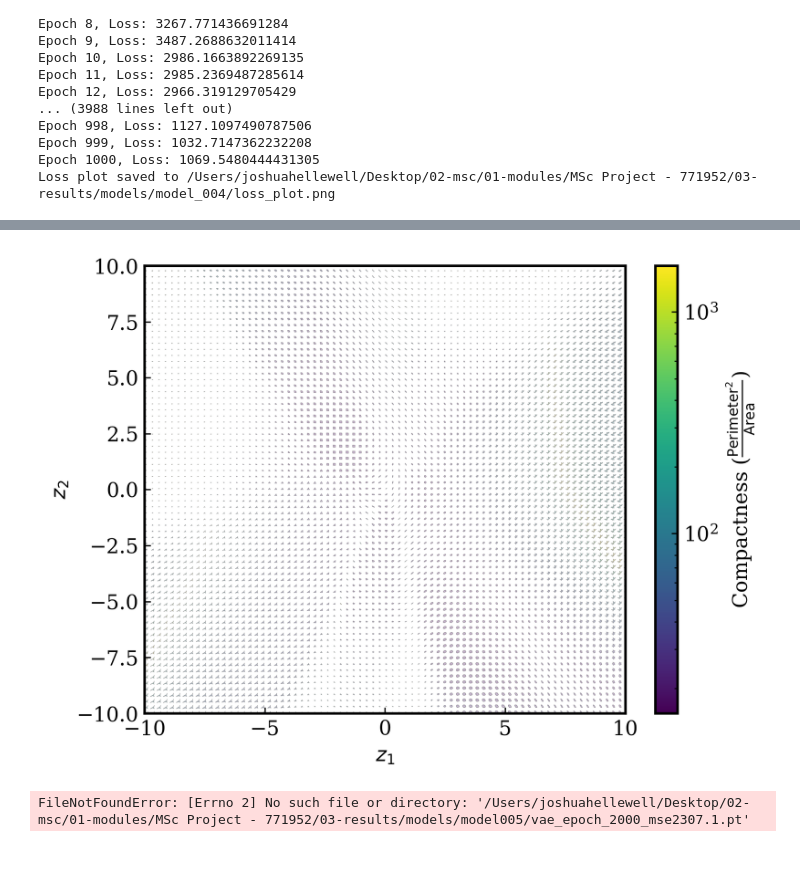
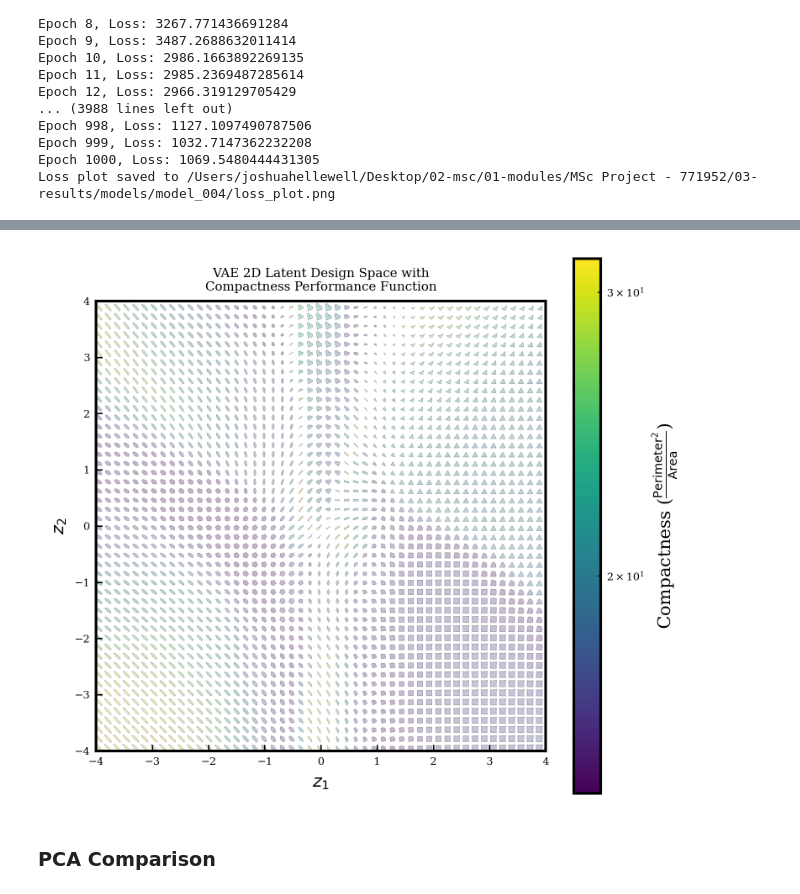
Before and after one commit to jhell1717/latentoptim, a Jupyter notebook: examples/train_model.ipynb, the cells around one changed output, grey strips where cells are left out. Cells and saved outputs as stored; diff of their text form; code cells hidden in the pictures; blank space fills up the shorter version.

```diff
--- a/examples/train_model.ipynb
+++ b/examples/train_model.ipynb
@@ -41,6 +41,9 @@ df.head(10)
 | 1 | model_002 | /Users/joshuahellewell/Desktop/02... | 2 | 512 | relu | 0.0010 |
 | 2 | model_003 | /Users/joshuahellewell/Desktop/02... | 2 | 256 | relu | 0.0001 |
 | 3 | model_004 | /Users/joshuahellewell/Desktop/02... | 2 | 512 | relu | 0.0001 |
+# %%
+with open('/Users/joshuahellewell/Desktop/02-msc/01-modules/MSc Project - 771952/03-results/data/shapes100k.pkl', 'rb') as f:
+        shapes = pickle.load(f)
 # %%
 for i,j in df.iterrows():
     with open(j['data'], 'rb') as f:
@@ -96 +101,3 @@ dt = [torch.tensor(shape.points, dtype=torch.float32).view(-1) for shape in test
+# %%
+model = torch.load(r'/Users/joshuahellewell/Desktop/02-msc/01-modules/MSc Project - 771952/03-results/models/01042025_training/model_003/vae_epoch_1000_mse2118.2.pt')
 # %%
@@ -168,10 +180,12 @@ with torch.no_grad():
+# %%
+model = torch.load(r'/Users/joshuahellewell/Desktop/02-msc/01-modules/MSc Project - 771952/03-results/models/01042025_training/model_002/vae_epoch_1000_mse1061.3.pt')
 # %%
 import matplotlib.cm as cm
 import matplotlib.colors as colors
 
 latent_dim = model.latent_dim
-grid_size = 75
-z_min,z_max = -10.0,10.0
+grid_size = 50
+z_min,z_max = -4.0,4.0
 
 resolution = 200
 
@@ -186,55 +200,52 @@ cmap = cm.viridis  # You can change this to 'plasma', 'coolwarm', etc.
 compactness_values = []
 z_values = []
 for z in z_grid:
-    z_tensor = torch.tensor(z, dtype=torch.float32).unsqueeze(0)
-    z_values.append(z_tensor)
-    decoded_shape = model.decoder(z_tensor).detach().numpy().reshape(resolution, 2)
-    compactness = vae.Metrics(decoded_shape).compute_compactness()
-    compactness_values.append(compactness)
+    with torch.no_grad():
+        z_tensor = torch.tensor(z, dtype=torch.float32).unsqueeze(0)
+        z_values.append(z_tensor)
+        decoded_shape = model.decoder(z_tensor).detach().numpy().reshape(resolution, 2)
+        compactness = vae.Metrics(decoded_shape).compute_compactness()
+        compactness_values.append(compactness)
 
 compactness_min = np.percentile(compactness_values,5)
 compactness_max = np.percentile(compactness_values,95)
 
 # Define normalization
 norm = colors.LogNorm(vmin=compactness_min, vmax=compactness_max)
 
 # Create figure and axis
-fig, ax = plt.subplots()
+fig, ax = plt.subplots(figsize = (5,5))
 ax.set_xlim(z_min, z_max)
 ax.set_ylim(z_min, z_max)
-ax.set_xlabel('$z_1$')
-ax.set_ylabel('$z_2$')
+ax.set_aspect('equal')
+ax.set_xlabel('$z_1$',fontsize=10)
+ax.set_ylabel('$z_2$',fontsize=10)
+ax.set_title('VAE 2D Latent Design Space with\nCompactness Performance Function')
+plt.tight_layout()
 
 
 shape_scale = 0.1
 for z in z_grid:
     z_tensor = torch.tensor(z, dtype=torch.float32).unsqueeze(0)
     decoded_shape = model.decoder(z_tensor).detach().numpy().reshape(resolution, 2)
 
     compactness = vae.Metrics(decoded_shape).compute_compactness()
     decoded_shape *= shape_scale
 
     # Map compactness to an RGBA color tuple
     color_value = cmap(norm(compactness))  # This ensures an RGBA tuple (r, g, b, a)
 
     # Plot shape
     ax.fill(decoded_shape[:, 0] + z[0], decoded_shape[:, 1] + z[1],
             color=color_value, alpha=0.3, edgecolor='black',linewidth = 0.3)
 
 # Add colorbar reflecting the full compactness range
 sm = plt.cm.ScalarMappable(cmap=cmap, norm=norm)
 cbar = plt.colorbar(sm, ax=ax)
-cbar.set_label(r"Compactness ($\frac{\text{Perimeter}^2}{\text{Area}}$)")
+cbar.set_label(r"Compactness ($\frac{\text{Perimeter}^2}{\text{Area}}$)",fontsize=10)
 
 plt.show()
 # %% [output]
-[figure, old version]
+[figure, new version]
-# %%
-model = torch.load(r'/Users/joshuahellewell/Desktop/02-msc/01-modules/MSc Project - 771952/03-results/models/model005/vae_epoch_2000_mse2307.1.pt',weights_only=False)
-
-x = model.encoder(dt[0])  # Encoder block.
-mu,logvar = model.fc_mu(x),model.fc_logvar(x)  # Mu & Logvar for latent layer.
-z = model.reparameterise(mu,logvar)  # Obtain latent variables.
-print(z)  # Z is differet each time due to the random sampling of epsilon.
-# %% [output]
-FileNotFoundError: [Errno 2] No such file or directory: '/Users/joshuahellewell/Desktop/02-msc/01-modules/MSc Project - 771952/03-results/models/model005/vae_epoch_2000_mse2307.1.pt'
+# %% [markdown]
+### PCA Comparison
```
Also changed, not shown: parts of 18 cells of this notebook, 2 other files.
